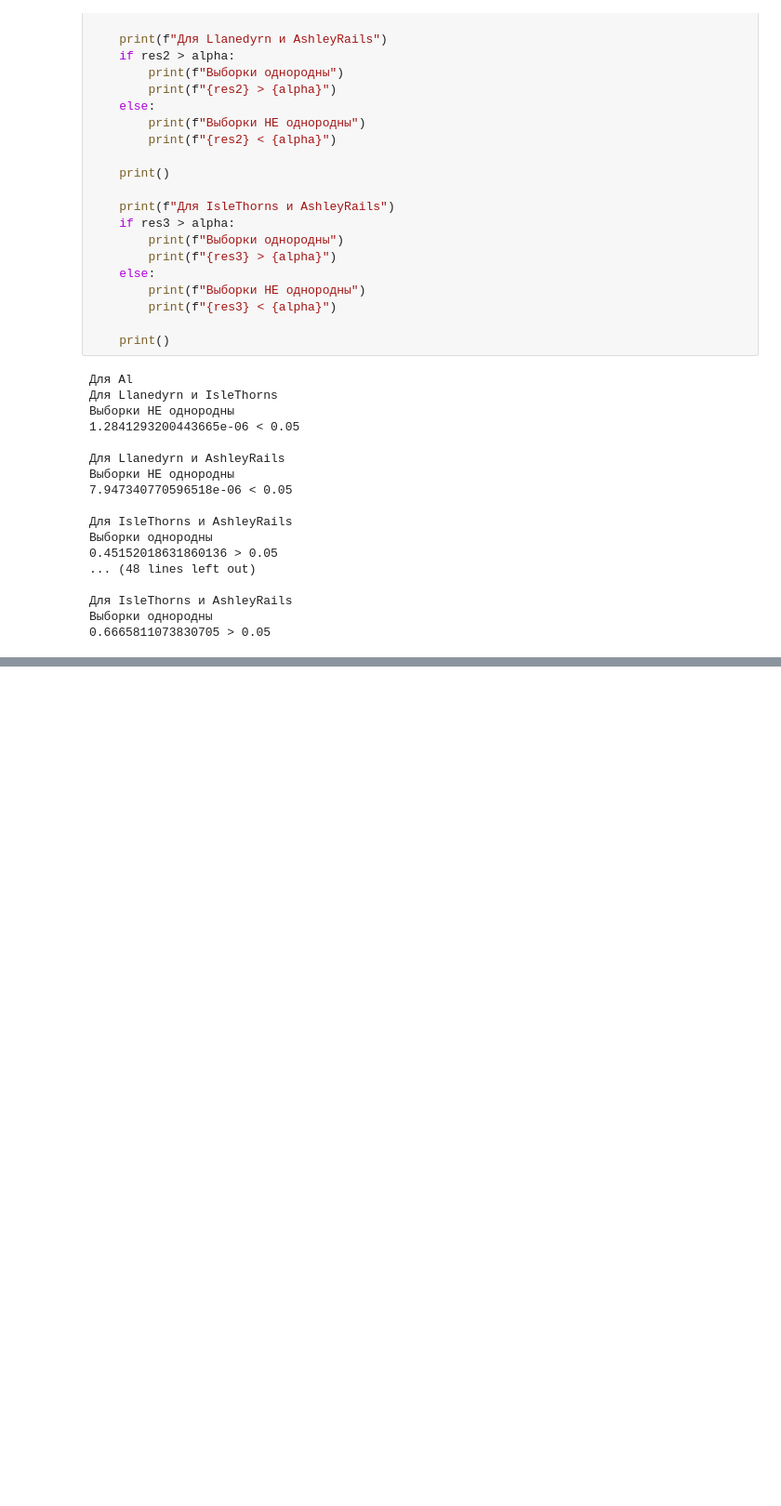
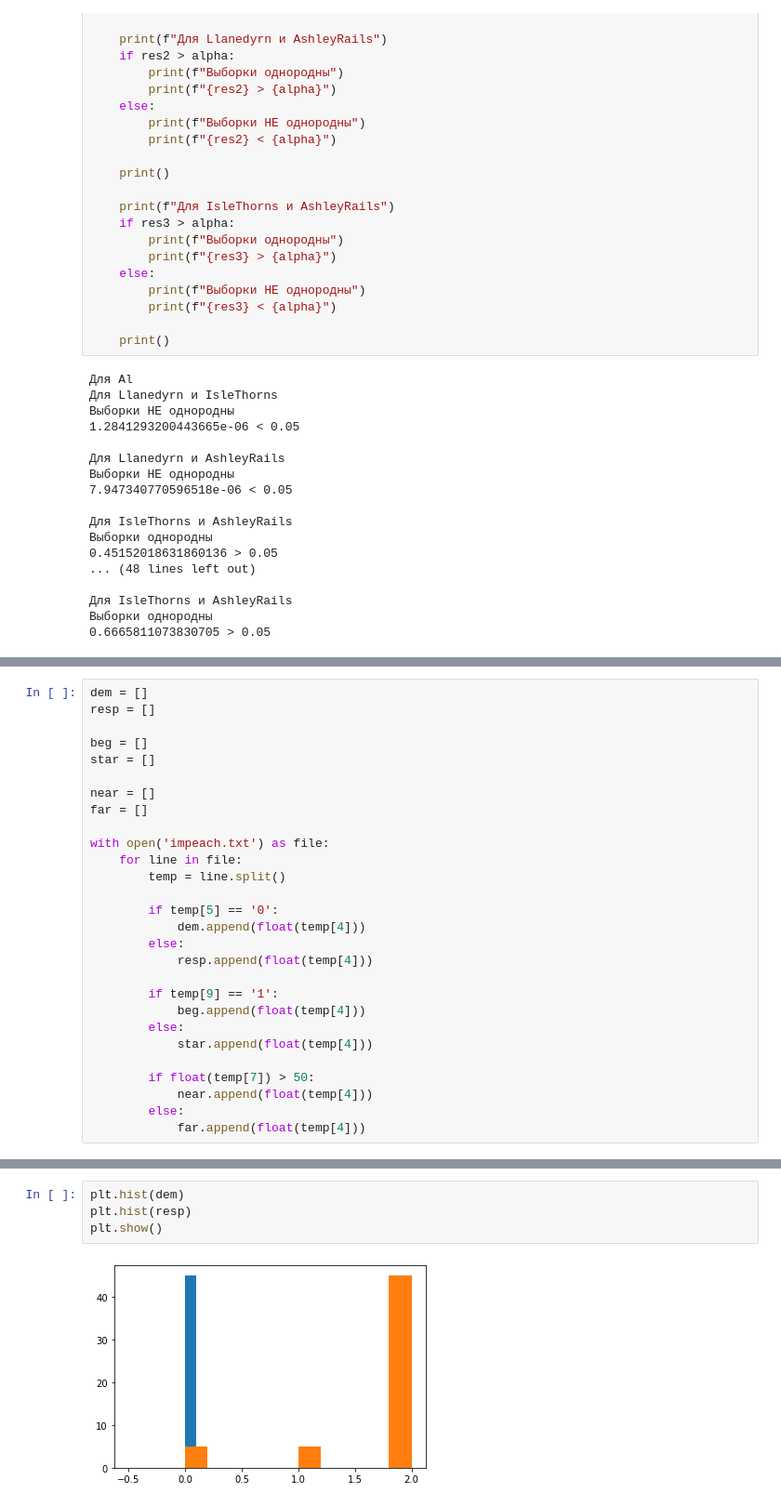
Before and after one commit to IvanBo4kov/data-analysis-fsr, a Jupyter notebook: homework_2/second2.ipynb, the cells around one changed output, grey strips where cells are left out. Shown: that part at 93% size. Saved outputs shown, nothing was run; the diff lists cells and outputs as text; blank space fills up the shorter version.

```diff
--- a/homework_2/second2.ipynb
+++ b/homework_2/second2.ipynb
@@ -517,0 +554,28 @@ for i in range(5):
+# %%
+dem = []
+resp = []
+
+beg = []
+star = []
+
+near = []
+far = []
+
+with open('impeach.txt') as file:
+    for line in file:
+        temp = line.split()
+
+        if temp[5] == '0':
+            dem.append(float(temp[4]))
+        else:
+            resp.append(float(temp[4]))
+
+        if temp[9] == '1':
+            beg.append(float(temp[4]))
+        else:
+            star.append(float(temp[4]))
+
+        if float(temp[7]) > 50:
+            near.append(float(temp[4]))
+        else:
+            far.append(float(temp[4]))
@@ -517,0 +595,6 @@ for i in range(5):
+# %%
+plt.hist(dem)
+plt.hist(resp)
+plt.show()
+# %% [output]
+[figure, added]
```
Also changed, not shown: parts of 13 cells of this notebook.
